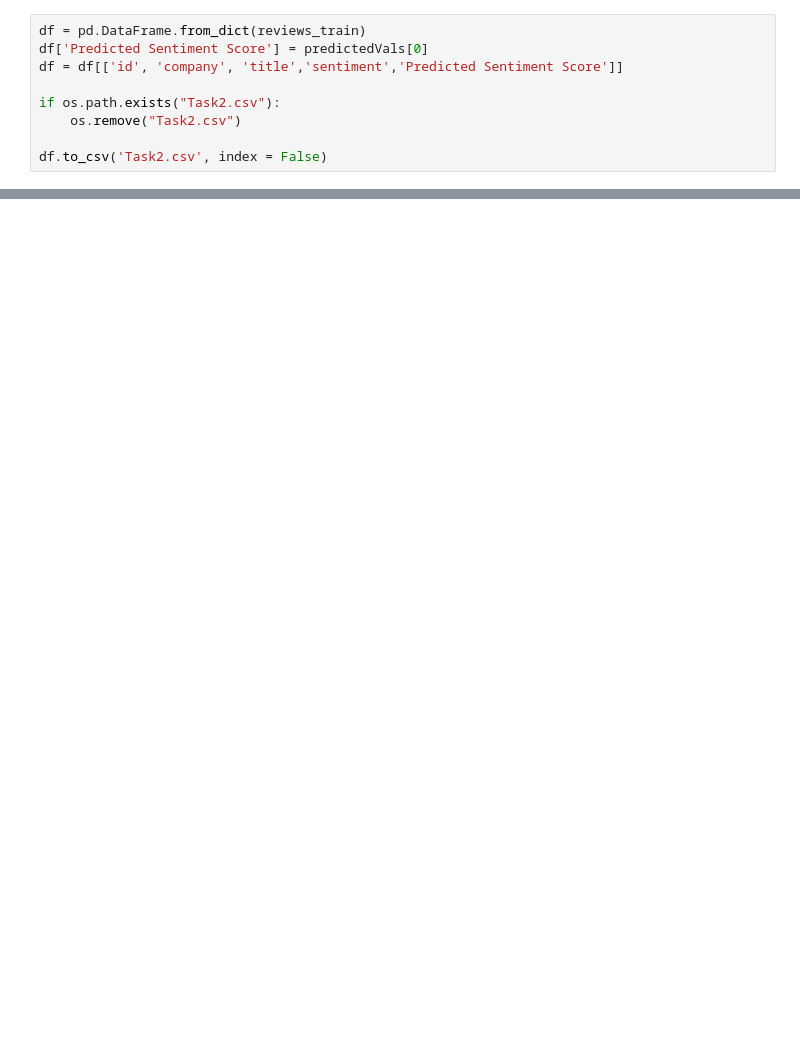
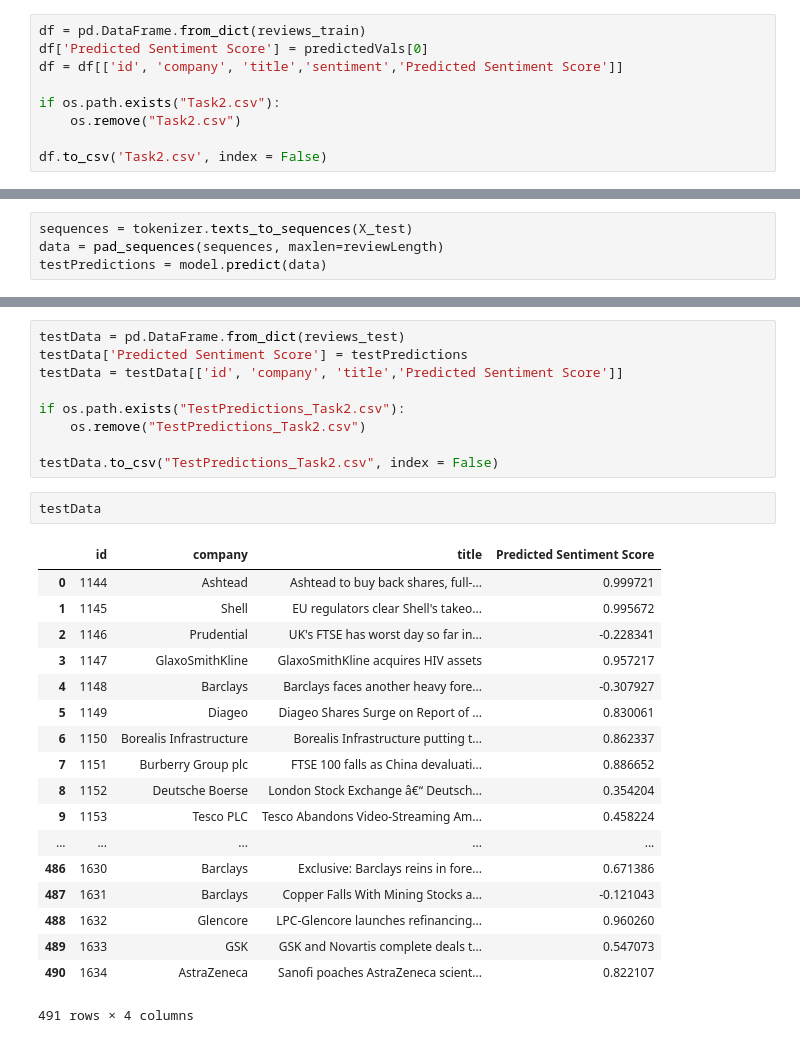
Before and after one commit to raksha592/Sentiment-Analysis-Midterm-Project, a Jupyter notebook: Sub Task 2/Task2.ipynb, the cells around one changed output, grey strips where cells are left out. Saved outputs shown, nothing was run; the diff lists cells and outputs as text; blank space fills up the shorter version.

Commit message:
1.Final tuned model 2.Updated cosine similarity function 3.Predict sentiment score for test data 4. Save predicted score in csv file

```diff
--- a/Sub Task 2/Task2.ipynb
+++ b/Sub Task 2/Task2.ipynb
@@ -212,0 +220,4 @@ Final Cosine: 0.654353331358
+# %%
+sequences = tokenizer.texts_to_sequences(X_test)
+data = pad_sequences(sequences, maxlen=reviewLength)
+testPredictions = model.predict(data)
@@ -212,0 +226,30 @@ Final Cosine: 0.654353331358
+# %%
+testData = pd.DataFrame.from_dict(reviews_test)
+testData['Predicted Sentiment Score'] = testPredictions
+testData = testData[['id', 'company', 'title','Predicted Sentiment Score']]
+
+if os.path.exists("TestPredictions_Task2.csv"):
+    os.remove("TestPredictions_Task2.csv")
+
+testData.to_csv("TestPredictions_Task2.csv", index = False)
+# %%
+testData
+# %% [output]
+|  | id | company | title | Predicted Sentiment Score |
+| 0 | 1144 | Ashtead | Ashtead to buy back shares, full-... | 0.999721 |
+| 1 | 1145 | Shell | EU regulators clear Shell's takeo... | 0.995672 |
+| 2 | 1146 | Prudential | UK's FTSE has worst day so far in... | -0.228341 |
+| 3 | 1147 | GlaxoSmithKline | GlaxoSmithKline acquires HIV assets | 0.957217 |
+| 4 | 1148 | Barclays | Barclays faces another heavy fore... | -0.307927 |
+| 5 | 1149 | Diageo | Diageo Shares Surge on Report of ... | 0.830061 |
+| 6 | 1150 | Borealis Infrastructure | Borealis Infrastructure putting t... | 0.862337 |
+| 7 | 1151 | Burberry Group plc | FTSE 100 falls as China devaluati... | 0.886652 |
+| 8 | 1152 | Deutsche Boerse | London Stock Exchange â€“ Deutsch... | 0.354204 |
+| 9 | 1153 | Tesco PLC | Tesco Abandons Video-Streaming Am... | 0.458224 |
+| ... | ... | ... | ... | ... |
+| 486 | 1630 | Barclays | Exclusive: Barclays reins in fore... | 0.671386 |
+| 487 | 1631 | Barclays | Copper Falls With Mining Stocks a... | -0.121043 |
+| 488 | 1632 | Glencore | LPC-Glencore launches refinancing... | 0.960260 |
+| 489 | 1633 | GSK | GSK and Novartis complete deals t... | 0.547073 |
+| 490 | 1634 | AstraZeneca | Sanofi poaches AstraZeneca scient... | 0.822107 |
+491 rows × 4 columns
```
Also changed, not shown: parts of 26 cells of this notebook, 2 other files.
